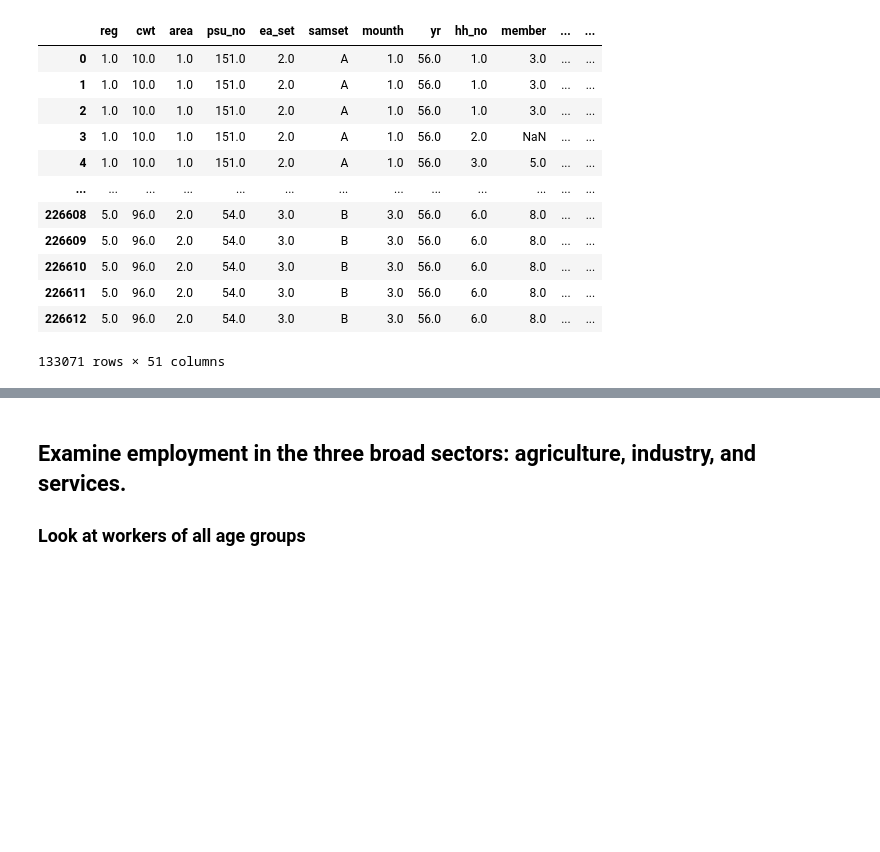
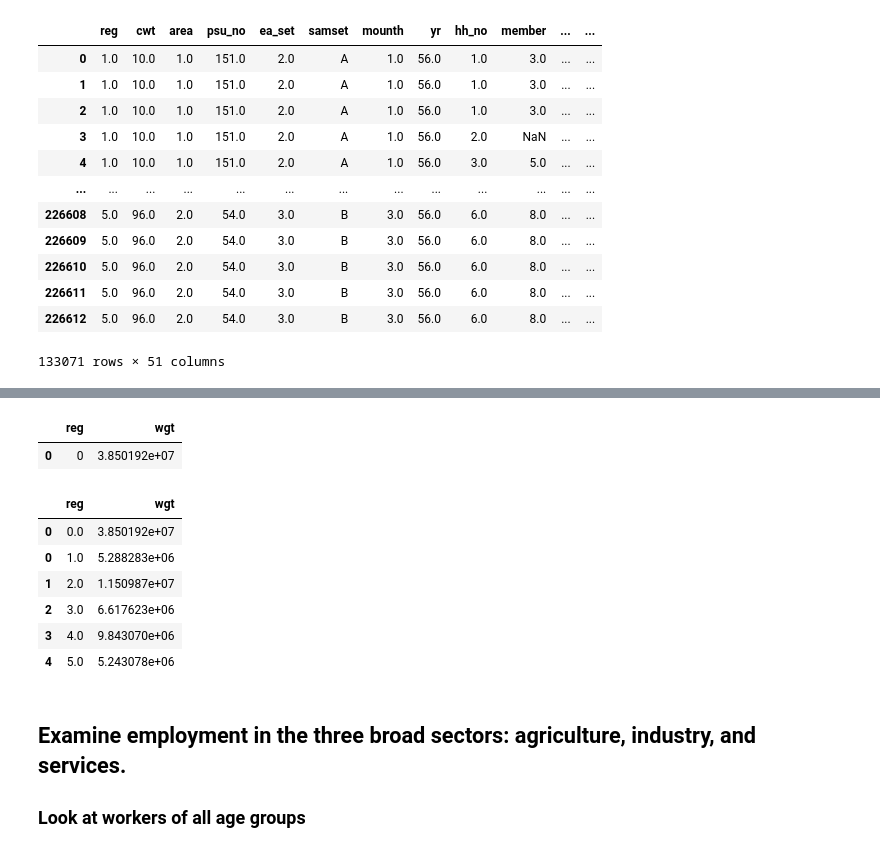
Before and after one commit to PhakphumJ/Thesis_code, a Jupyter notebook: LFS_code.ipynb, the cells around one changed output, grey strips where cells are left out. Cells and saved outputs as stored; diff of their text form; code cells hidden in the pictures; blank space fills up the shorter version.

Commit message:
Get labor force in each region

```diff
--- a/LFS_code.ipynb
+++ b/LFS_code.ipynb
@@ -391,0 +394,5 @@ LFS_56_Q1
+# %%
+### Table of number of labor force by reg.
+LFS_56_Q1_TOTALLF = LFS_56_Q1.groupby("reg")[["wgt"]].sum().reset_index()
+
+LFS_56_Q1_TOTALLF
@@ -392,3 +406,36 @@ LFS_56_Q1
+# %%
+## Compute the total labor force at the national level.
+LFS_56_Q1_TOTALLF_NAT = LFS_56_Q1_TOTALLF[["wgt"]].sum().reset_index()
+
+## Create column reg for the national level. Set it to 0.
+LFS_56_Q1_TOTALLF_NAT["reg"] = 0
+
+# drop the index column
+LFS_56_Q1_TOTALLF_NAT = LFS_56_Q1_TOTALLF_NAT.drop(columns = "index")
+
+# rename column "0" to wgt
+LFS_56_Q1_TOTALLF_NAT = LFS_56_Q1_TOTALLF_NAT.rename(columns = {0: "wgt"})
+
+# Make the order of columns the same as LFS_56_Q1_TOTALLF
+LFS_56_Q1_TOTALLF_NAT = LFS_56_Q1_TOTALLF_NAT[["reg", "wgt"]]
+
+LFS_56_Q1_TOTALLF_NAT
+# %% [output]
+|  | reg | wgt |
+| 0 | 0 | 3.850192e+07 |
+# %%
+## Concatenate the national level data to the regional level data.
+LFS_56_Q1_TOTALLF = pd.concat([LFS_56_Q1_TOTALLF_NAT, LFS_56_Q1_TOTALLF], axis = 0)
+
+LFS_56_Q1_TOTALLF
+# %% [output]
+|  | reg | wgt |
+| 0 | 0.0 | 3.850192e+07 |
+| 0 | 1.0 | 5.288283e+06 |
+| 1 | 2.0 | 1.150987e+07 |
+| 2 | 3.0 | 6.617623e+06 |
+| 3 | 4.0 | 9.843070e+06 |
+| 4 | 5.0 | 5.243078e+06 |
 # %% [markdown]
 ## Examine employment in the three broad sectors: agriculture, industry, and services.
 
```
Also changed, not shown: parts of 24 cells of this notebook.
